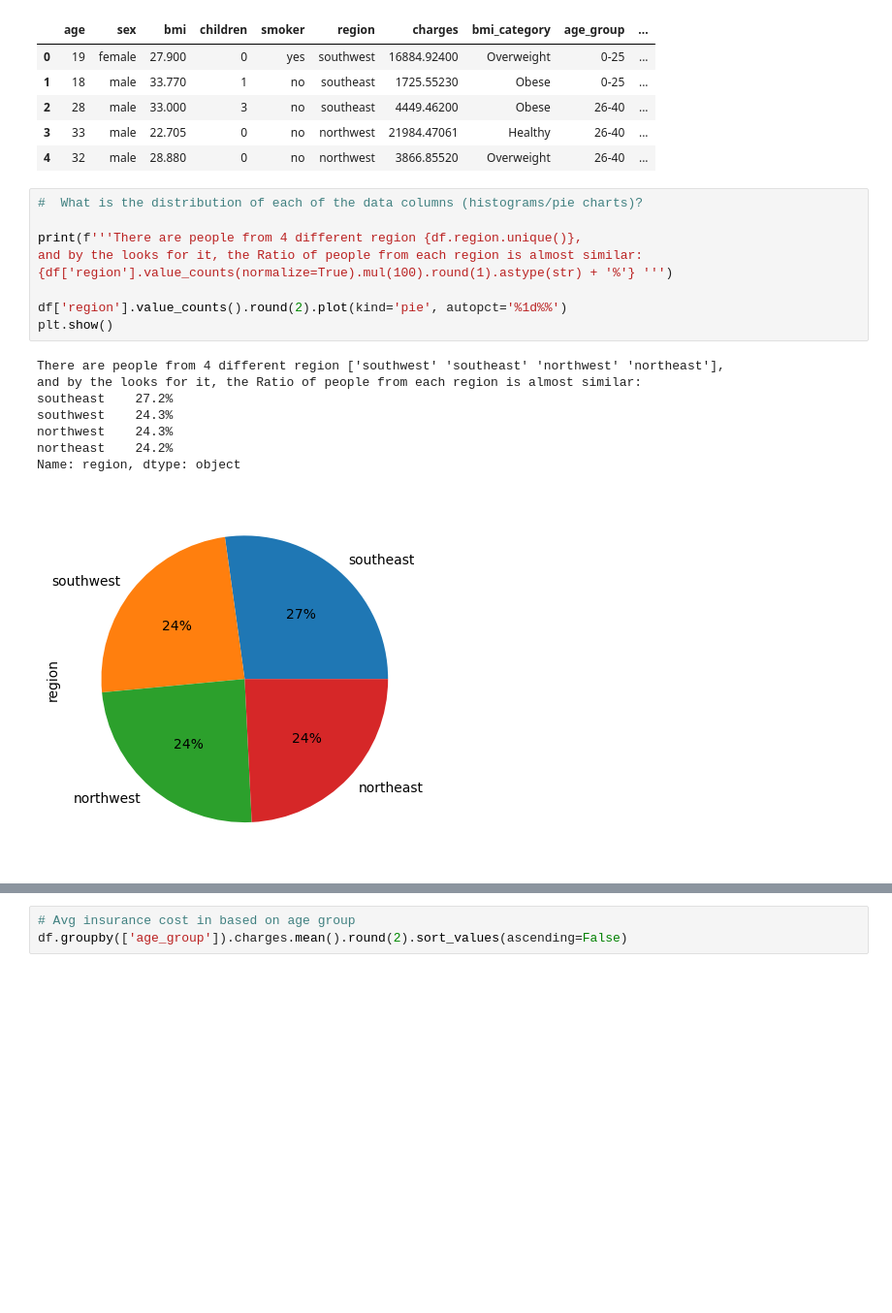
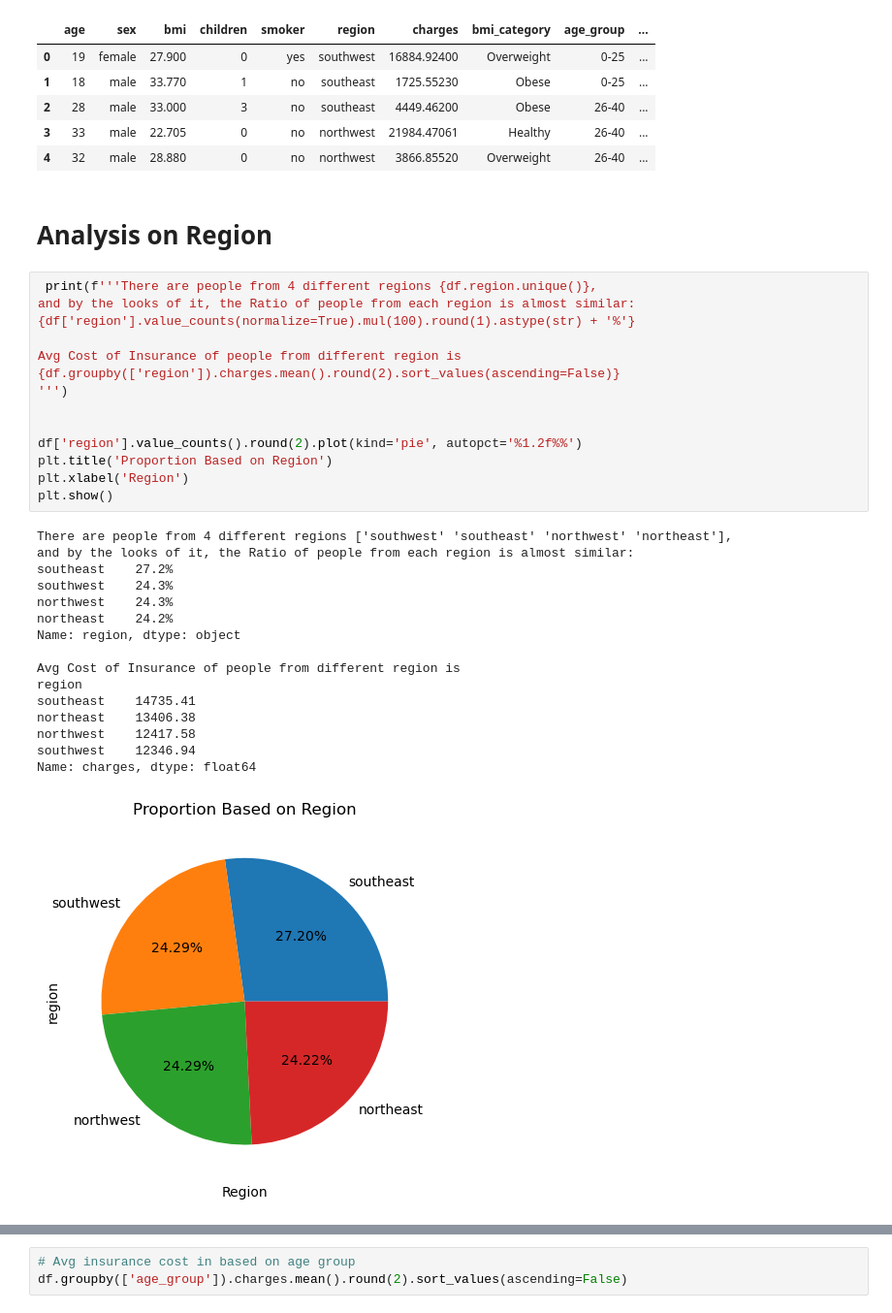
Before and after one commit to CloudWalker26/U.S.-Medical-Insurance-Costs, a Jupyter notebook: python-portfolio-project-starter-files/us-medical-insurance-costs.ipynb, the cells around one changed output, grey strips where cells are left out. Shown at 97% size. Saved outputs shown, nothing was run; the diff lists cells and outputs as text; blank space fills up the shorter version.

Commit message:
Analysis

```diff
--- a/python-portfolio-project-starter-files/us-medical-insurance-costs.ipynb
+++ b/python-portfolio-project-starter-files/us-medical-insurance-costs.ipynb
@@ -76,21 +76,36 @@ df.head()
 | 2 | 28 | male | 33.000 | 3 | no | southeast | 4449.46200 | Obese | 26-40 | ... |
 | 3 | 33 | male | 22.705 | 0 | no | northwest | 21984.47061 | Healthy | 26-40 | ... |
 | 4 | 32 | male | 28.880 | 0 | no | northwest | 3866.85520 | Overweight | 26-40 | ... |
+# %% [markdown]
+# Analysis on Region
 # %%
-#  What is the distribution of each of the data columns (histograms/pie charts)?
+ print(f'''There are people from 4 different regions {df.region.unique()},
+and by the looks of it, the Ratio of people from each region is almost similar:
+{df['region'].value_counts(normalize=True).mul(100).round(1).astype(str) + '%'}
 
-print(f'''There are people from 4 different region {df.region.unique()},
-and by the looks for it, the Ratio of people from each region is almost similar:
-{df['region'].value_counts(normalize=True).mul(100).round(1).astype(str) + '%'} ''')
+Avg Cost of Insurance of people from different region is
+{df.groupby(['region']).charges.mean().round(2).sort_values(ascending=False)}
+''')
 
-df['region'].value_counts().round(2).plot(kind='pie', autopct='%1d%%')
+
+df['region'].value_counts().round(2).plot(kind='pie', autopct='%1.2f%%')
+plt.title('Proportion Based on Region')
+plt.xlabel('Region')
 plt.show()
 # %% [output]
-There are people from 4 different region ['southwest' 'southeast' 'northwest' 'northeast'],
-and by the looks for it, the Ratio of people from each region is almost similar:
+There are people from 4 different regions ['southwest' 'southeast' 'northwest' 'northeast'],
+and by the looks of it, the Ratio of people from each region is almost similar:
 southeast    27.2%
 southwest    24.3%
 northwest    24.3%
 northeast    24.2%
 Name: region, dtype: object
+
+Avg Cost of Insurance of people from different region is
+region
+southeast    14735.41
+northeast    13406.38
+northwest    12417.58
+southwest    12346.94
+Name: charges, dtype: float64
-[figure, old version]
+[figure, new version]
```
Also changed, not shown: parts of 33 cells of this notebook.
